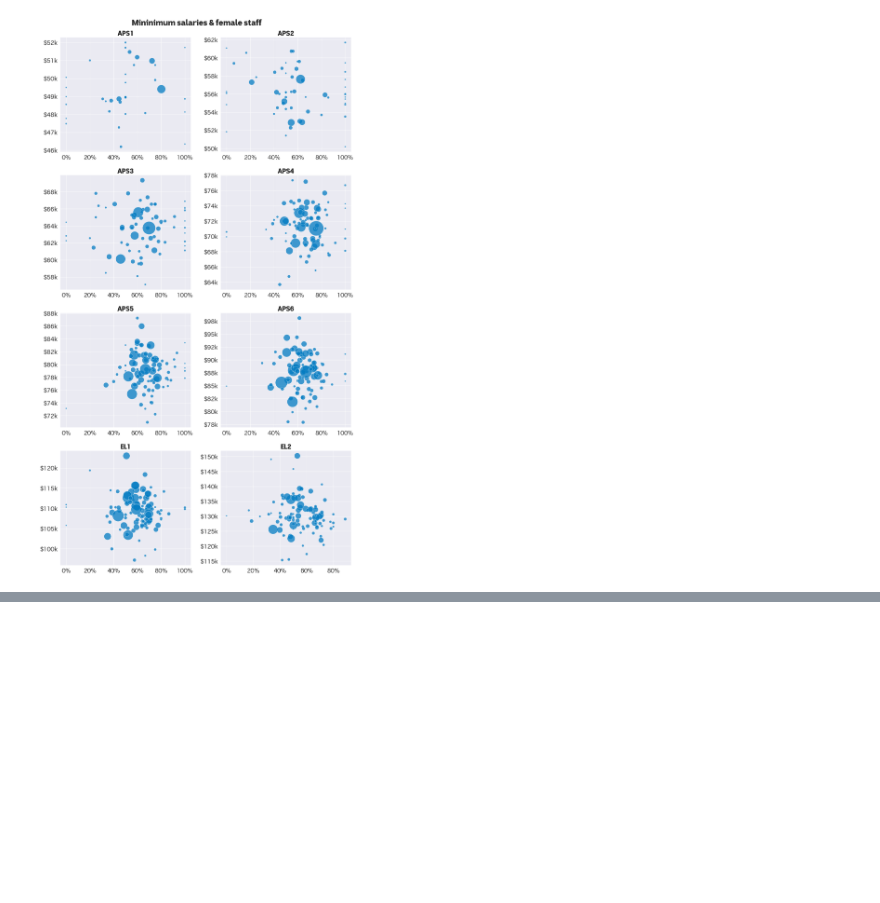
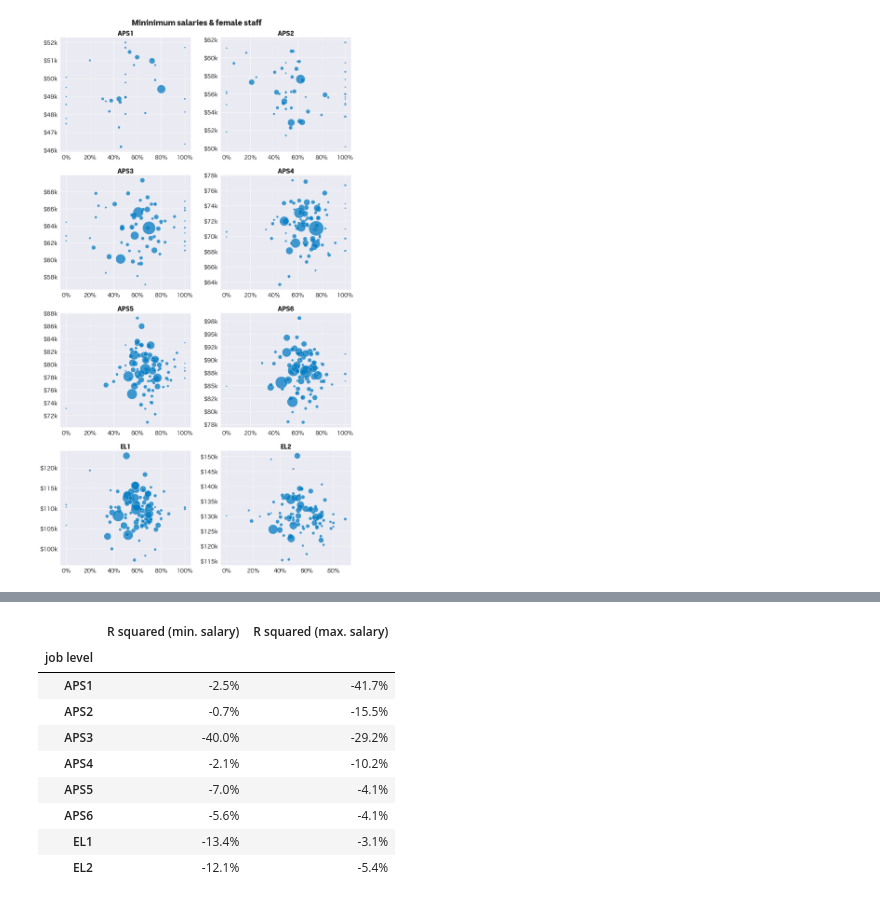
Before and after one commit to MarkusMannheim/aps-pay, a Jupyter notebook: data/analyse_data.ipynb, the cells around one changed output, grey strips where cells are left out. Saved outputs shown, nothing was run; the diff lists cells and outputs as text; code cells hidden in the pictures; blank space fills up the shorter version.

```diff
--- a/data/analyse_data.ipynb
+++ b/data/analyse_data.ipynb
@@ -204,0 +205,39 @@ regression_results
+# %%
+# prepare linear regressions weighted for agency size
+regression_results = pd.DataFrame(
+    columns=["R squared (min. salary)", "R squared (max. salary)"]
+)
+regression_results.index.name = "job level"
+
+# test at each job level
+for level in levels:
+    model_data = data[data["job level"] == level]
+
+    # test min. salary
+    X = model_data[["% female"]] # independent variable
+    y = model_data["min. salary"] # dependent variable
+    weights = model_data.staff
+
+    reg = LinearRegression().fit(X, y, weights)
+    regression_results.at[level, "R squared (min. salary)"] = f"{reg.score(X, y):.1%}"
+
+    # test min. salary
+    X = model_data[["% female"]] # independent variable
+    y = model_data["max. salary"] # dependent variable
+    weights = model_data.staff
+
+    reg = LinearRegression().fit(X, y, weights)
+    regression_results.at[level, "R squared (max. salary)"] = f"{reg.score(X, y):.1%}"
+
+regression_results
+# %% [output]
+|  | R squared (min. salary) | R squared (max. salary) |
+| job level |  |  |
+| APS1 | -2.5% | -41.7% |
+| APS2 | -0.7% | -15.5% |
+| APS3 | -40.0% | -29.2% |
+| APS4 | -2.1% | -10.2% |
+| APS5 | -7.0% | -4.1% |
+| APS6 | -5.6% | -4.1% |
+| EL1 | -13.4% | -3.1% |
+| EL2 | -12.1% | -5.4% |
```
Also changed, not shown: parts of 2 cells of this notebook, 2 other files.
